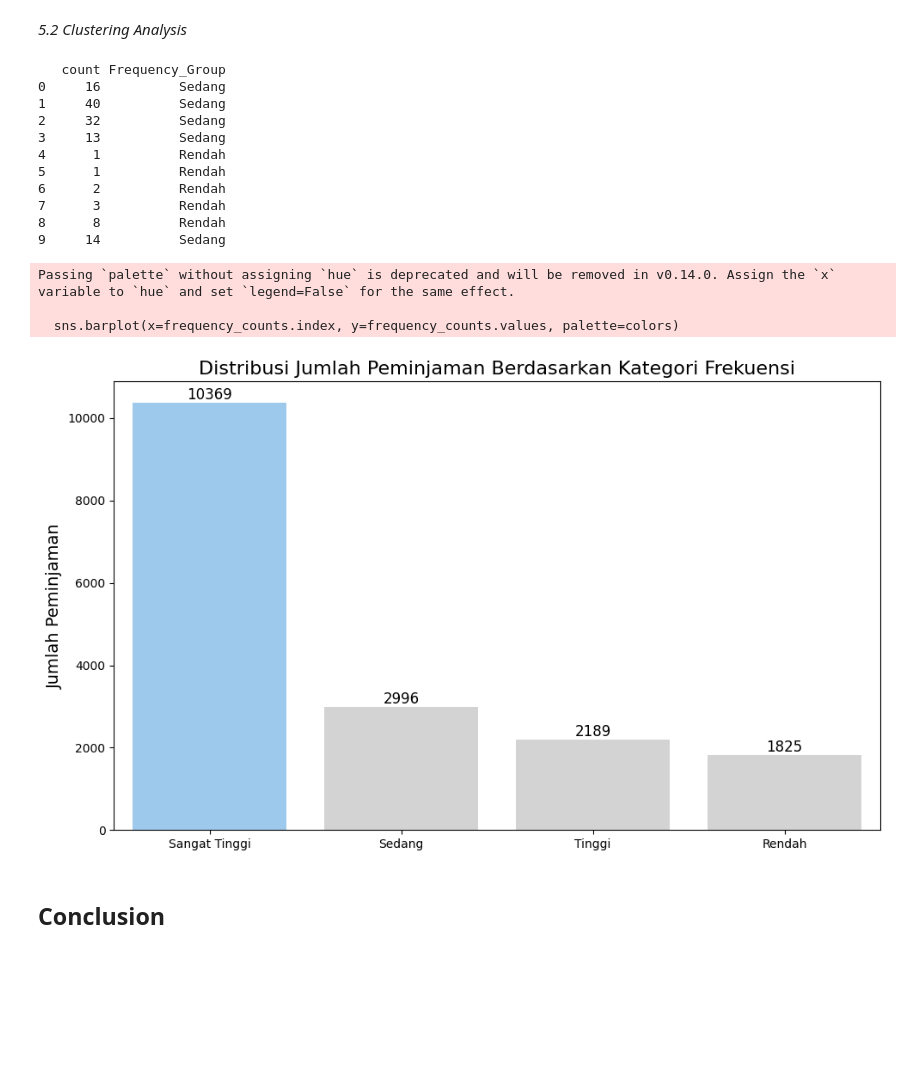
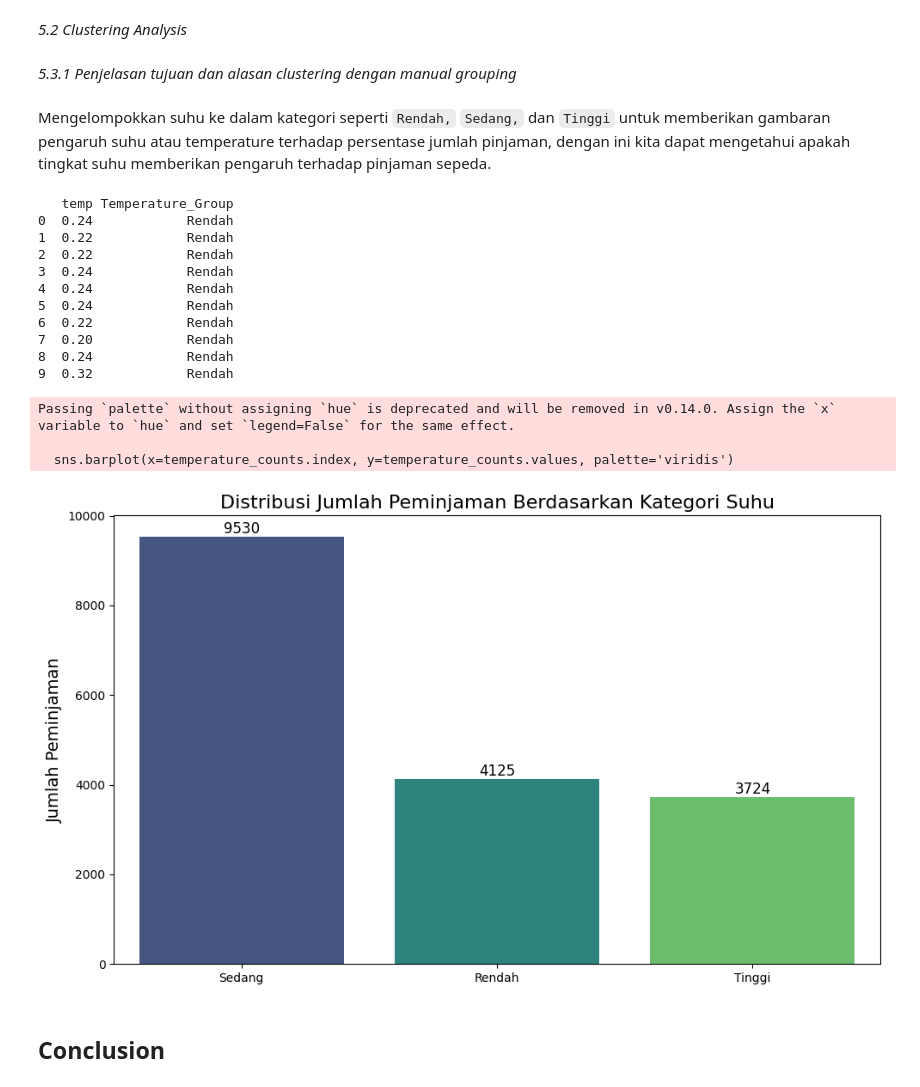
Before and after one commit to ikrar557/dicoding-ds-analyst, a Jupyter notebook: notebook.ipynb, the cells around one changed output. Cells and saved outputs as stored; diff of their text form; code cells hidden in the pictures; blank space fills up the shorter version.

```diff
--- a/notebook.ipynb
+++ b/notebook.ipynb
@@ -744,61 +733,62 @@ Passing `palette` without assigning `hue` is deprecated and will be removed in v
 # %% [markdown]
 _5.2 Clustering Analysis_
+# %% [markdown]
+_5.3.1 Penjelasan tujuan dan alasan clustering dengan manual grouping_
+# %% [markdown]
+Mengelompokkan suhu ke dalam kategori seperti `Rendah,` `Sedang,` dan `Tinggi` untuk memberikan gambaran pengaruh suhu atau temperature terhadap persentase jumlah pinjaman, dengan ini kita dapat mengetahui apakah tingkat suhu memberikan pengaruh terhadap pinjaman sepeda.
 # %%
-def frequency_group(value):
-    if value >= 100:
-        return 'Sangat Tinggi'
-    elif value >= 50:
-        return 'Tinggi'
-    elif value >= 10:
+def temperature_group(value):
+    if value <= 0.33:
+        return 'Rendah'
+    elif value <= 0.66:
         return 'Sedang'
     else:
-        return 'Rendah'
+        return 'Tinggi'
 
-# Menambahkan kolom Frequency Group
-hours_df['Frequency_Group'] = hours_df['count'].apply(frequency_group)
+# Menambahkan kolom Temperature Group
+hours_df['Temperature_Group'] = hours_df['temp'].apply(temperature_group)
 
-print(hours_df[['count', 'Frequency_Group']].head(10))
+# Menampilkan beberapa data untuk memeriksa kolom baru
+print(hours_df[['temp', 'Temperature_Group']].head(10))
 # %% [output]
-   count Frequency_Group
-0     16          Sedang
-1     40          Sedang
-2     32          Sedang
-3     13          Sedang
-4      1          Rendah
-5      1          Rendah
-6      2          Rendah
-7      3          Rendah
-8      8          Rendah
-9     14          Sedang
+   temp Temperature_Group
+0  0.24            Rendah
+1  0.22            Rendah
+2  0.22            Rendah
+3  0.24            Rendah
+4  0.24            Rendah
+5  0.24            Rendah
+6  0.22            Rendah
+7  0.20            Rendah
+8  0.24            Rendah
+9  0.32            Rendah
 # %%
-# Menghitung jumlah peminjaman berdasarkan Frequency Group
-frequency_counts = hours_df['Frequency_Group'].value_counts()
-
-colors = ["#90CAF9", "#D3D3D3", "#D3D3D3", "#D3D3D3"]
+# Menghitung jumlah peminjaman berdasarkan Temperature_Group
+temperature_counts = hours_df['Temperature_Group'].value_counts()
 
 # Mengatur ukuran plot
 plt.figure(figsize=(10, 6))
 
 # Membuat bar plot
-sns.barplot(x=frequency_counts.index, y=frequency_counts.values, palette=colors)
+sns.barplot(x=temperature_counts.index, y=temperature_counts.values, palette='viridis')
 
-# mengatur judul dan label x, dan y
-plt.title('Distribusi Jumlah Peminjaman Berdasarkan Kategori Frekuensi', fontsize=16)
+# Mengatur judul dan label x, dan y
+plt.title('Distribusi Jumlah Peminjaman Berdasarkan Kategori Suhu', fontsize=16)
 plt.xlabel(None)
 plt.ylabel('Jumlah Peminjaman', fontsize=14)
 
 # Menampilkan nilai pada setiap batang
-for i, value in enumerate(frequency_counts.values):
+for i, value in enumerate(temperature_counts.values):
     plt.text(i, value, str(value), ha='center', va='bottom', fontsize=12)
 
 # Menampilkan grafik plot
 plt.tight_layout()
 plt.show()
 # %% [output]
 Passing `palette` without assigning `hue` is deprecated and will be removed in v0.14.0. Assign the `x` variable to `hue` and set `legend=False` for the same effect.
 
-  sns.barplot(x=frequency_counts.index, y=frequency_counts.values, palette=colors)
+  sns.barplot(x=temperature_counts.index, y=temperature_counts.values, palette='viridis')
-[figure, old version]
+[figure, new version]
 # %% [markdown]
 ## Conclusion
 # %% [markdown]
```
Also changed, not shown: parts of 2 cells of this notebook, 3 other files.
